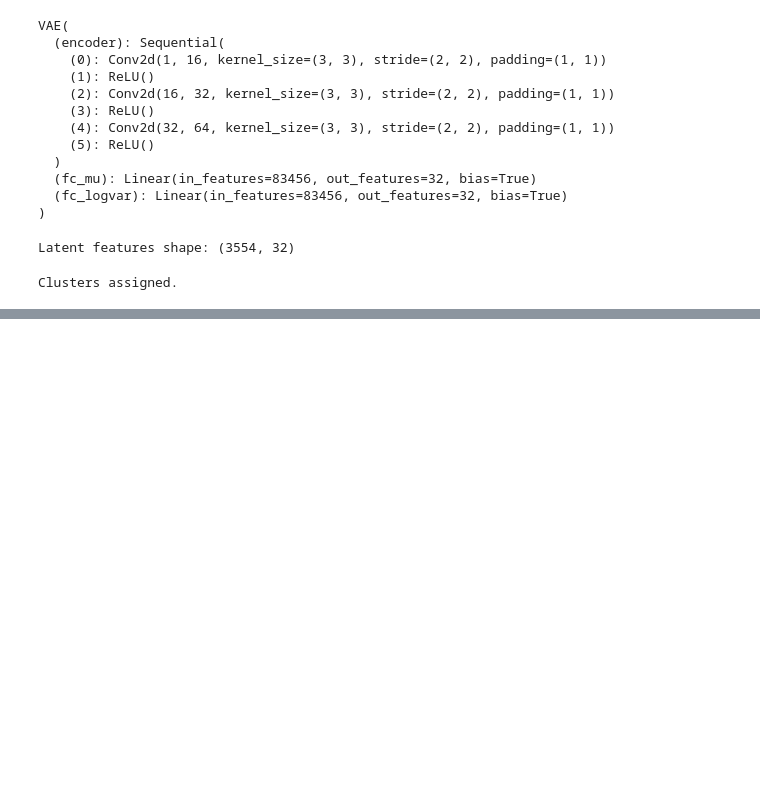
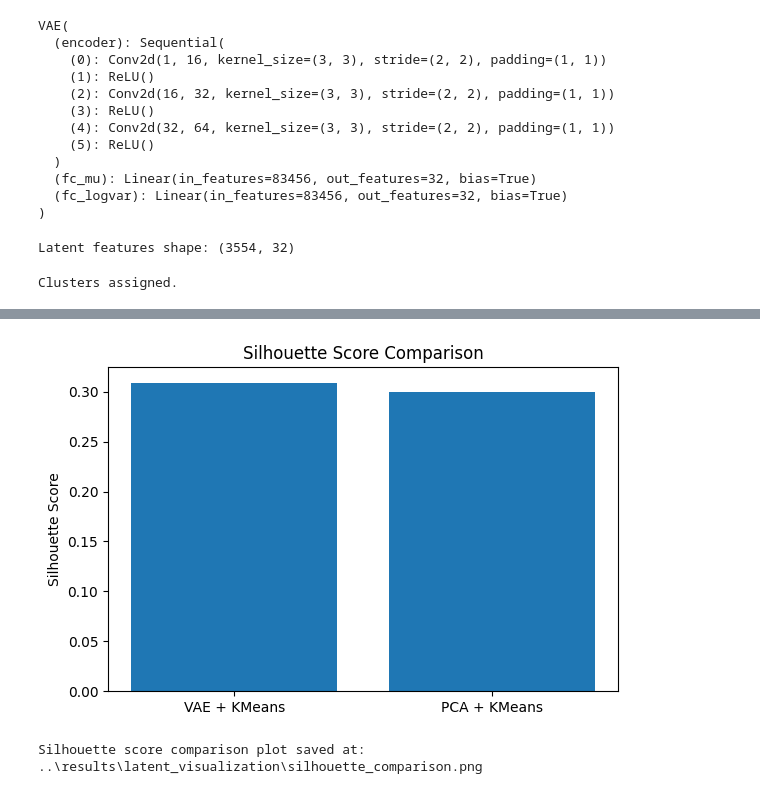
Before and after one commit to prithu011/VAE-Clusturing-Neural-Network-Project, a Jupyter notebook: project/src/clustering.ipynb, the cells around one changed output, grey strips where cells are left out. Drawn from its saved outputs; the diff is of its cells as text; code cells hidden in the pictures; blank space fills up the shorter version.

```diff
--- a/project/src/clustering.ipynb
+++ b/project/src/clustering.ipynb
@@ -147,0 +164,8 @@ t-SNE plot saved at: ..\results\latent_visualization\tsne_clusters.png
+# %%
+# Metrics for VAE latent space
+vae_silhouette = silhouette_score(latent_features, cluster_labels)
+vae_ch = calinski_harabasz_score(latent_features, cluster_labels)
+
+print("VAE + KMeans")
+print(f"Silhouette Score: {vae_silhouette:.4f}")
+print(f"Calinski–Harabasz Index: {vae_ch:.4f}")
@@ -147,0 +176,25 @@ t-SNE plot saved at: ..\results\latent_visualization\tsne_clusters.png
+# %%
+# Baseline: PCA + K-Means
+# Flatten latent features
+X_flat = latent_features.reshape(latent_features.shape[0], -1)
+
+# PCA Reduction
+pca = PCA(n_components=latent_features.shape[1], random_state=42)
+X_pca = pca.fit_transform(X_flat)
+
+# K-Means on PCA-reduced data
+kmeans_pca = KMeans(n_clusters=num_clusters, random_state=42, n_init=10)
+pca_labels = kmeans_pca.fit_predict(X_pca)
+
+# Compare Metrics for PCA latent space
+pca_silhouette = silhouette_score(X_pca, pca_labels)
+pca_ch = calinski_harabasz_score(X_pca, pca_labels)
+
+print("\nPCA + KMeans (Baseline)")
+print(f"Silhouette Score: {pca_silhouette:.4f}")
+print(f"Calinski–Harabasz Index: {pca_ch:.4f}")
+
+# Final Comparison
+print("\n===== Clustering Comparison =====")
+print(f"VAE  + KMeans | Silhouette: {vae_silhouette:.4f} | CH Index: {vae_ch:.2f}")
+print(f"PCA  + KMeans | Silhouette: {pca_silhouette:.4f} | CH Index: {pca_ch:.2f}")
@@ -147,0 +209,15 @@ t-SNE plot saved at: ..\results\latent_visualization\tsne_clusters.png
+# %%
+# Plot Silhouette Score Comparison
+plt.figure(figsize=(6,4))
+plt.bar(["VAE + KMeans", "PCA + KMeans"],
+        [vae_silhouette, pca_silhouette])
+plt.ylabel("Silhouette Score")
+plt.title("Silhouette Score Comparison")
+plt.tight_layout()
+plt.savefig(output_dir / "silhouette_comparison.png")
+plt.show()
+plt.close()
+print("Silhouette score comparison plot saved at:", output_dir / "silhouette_comparison.png")
+# %% [output]
+[figure, added]
+Silhouette score comparison plot saved at: ..\results\latent_visualization\silhouette_comparison.png
```
Also changed, not shown: parts of 12 cells of this notebook, 12 other files.
